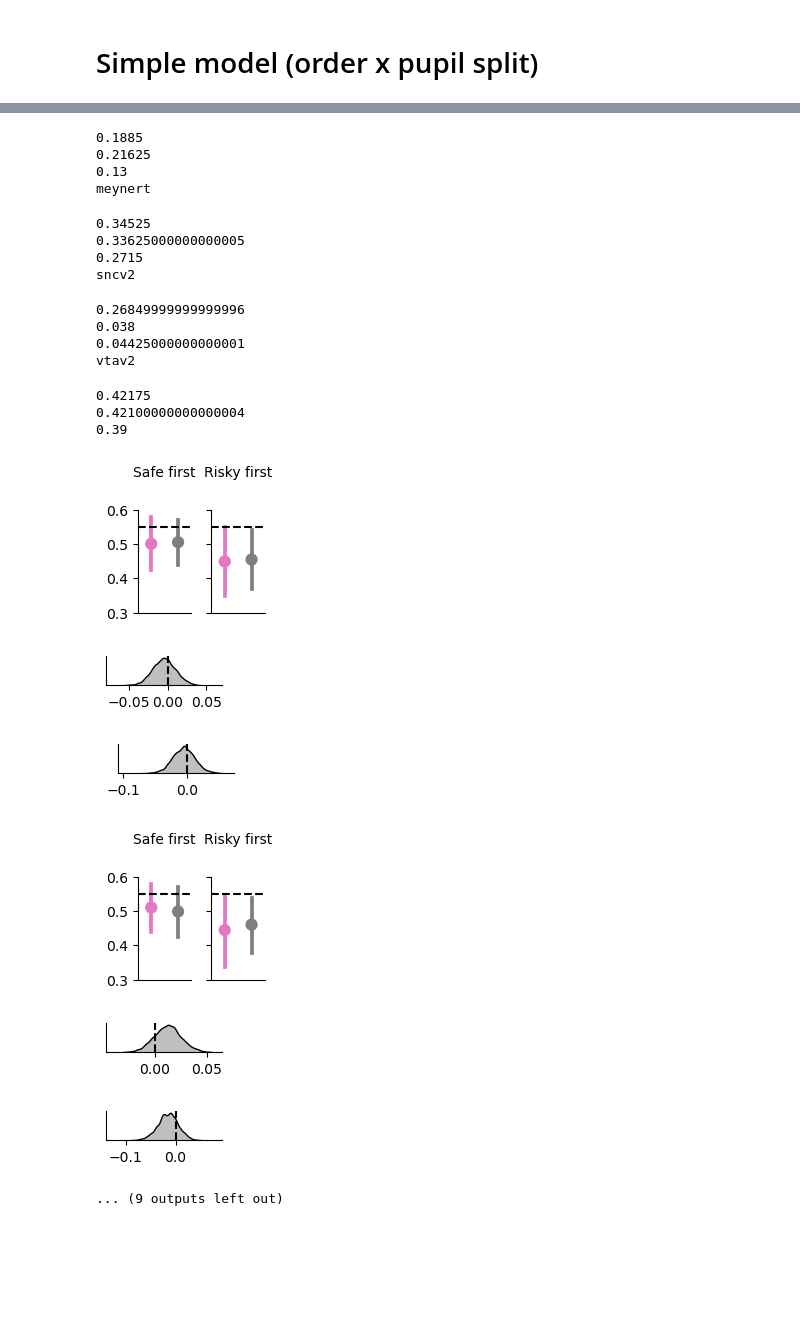
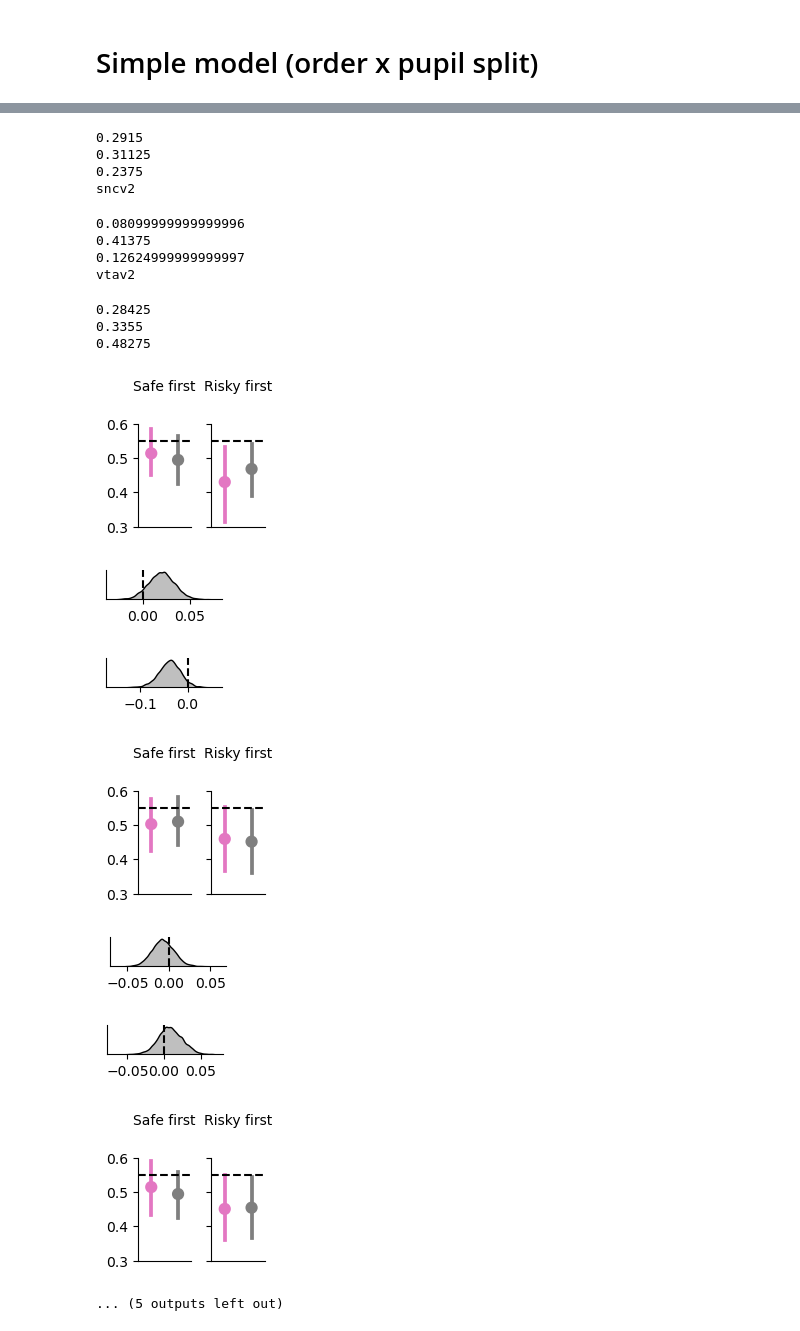
Before and after one commit to Gilles86/risk_experiment, a Jupyter notebook: risk_experiment/cogmodels/notebooks/analyze_subcortical_probit.ipynb, the cells around one changed output, grey strips where cells are left out. Saved outputs shown, nothing was run; the diff lists cells and outputs as text; code cells hidden in the pictures; blank space fills up the shorter version.

```diff
--- a/risk_experiment/cogmodels/notebooks/analyze_subcortical_probit.ipynb
+++ b/risk_experiment/cogmodels/notebooks/analyze_subcortical_probit.ipynb
@@ -25,0 +34,15 @@ def get_hdi(x):
+# %%
+rnps = []
+gammas = []
+
+for roi in rois:
+    df, model, idata = load('probit_subcortical_response1', '7t2', roi=roi)
+    intercept, gamma = extract_intercept_gamma(idata, model, df, group=True)
+    rnp = np.exp(intercept['intercept']/gamma['gamma']).stack([-2, -1]).to_frame('rnp')
+    rnp = rnp[(rnp['rnp'] > 0.0) & (rnp['rnp'] < 1.0)]
+    rnp.index = rnp.index.set_levels(rnp.index.levels[1].astype(int), level=1)
+
+    gamma = gamma.stack([-2, -1])
+
+    rnps.append(rnp)
+    gammas.append(gamma)
@@ -25,0 +56,3 @@ def get_hdi(x):
+# %%
+rnp = pd.concat(rnps, keys=rois, names=['roi'])
+gamma = pd.concat(gammas, keys=rois, names=['roi'])
@@ -26,13 +115,13 @@ def get_hdi(x):
 # %% [markdown]
 # Simple model (order x pupil split)
 # %%
-rois = ['dmidbrain', 'vtav2', 'sncv2', 'meynert', 'lc']
+rois = ['vtav2', 'sncv2', 'lc', 'meynert']
 # %%
 rnps = []
 gammas = []
 
 for roi in rois:
-    df, model, idata = load('probit_subcortical_response2', '7t2', roi=roi)
+    df, model, idata = load('probit_subcortical_response2.pca', '7t2', roi=roi)
     intercept, gamma = extract_intercept_gamma(idata, model, df, group=True)
     rnp = np.exp(intercept['intercept']/gamma['gamma']).stack([-2, -1]).to_frame('rnp')
     rnp = rnp[(rnp['rnp'] > 0.0) & (rnp['rnp'] < 1.0)]
@@ -54,7 +190,7 @@ for roi, r in rnp.groupby('roi'):
 
   print(roi)
   fac = sns.catplot(data=r.reset_index(), x='Subcortical response', y='rnp', col='Order', kind='point', palette=palette,
-                    #  order=['Low pupil dilation', 'High pupil dilation'],
+                     order=['Low activation', 'High activation'],
                     errorbar=get_hdi,
                     col_order=['Safe first', 'Risky first'],
                     aspect=.5, height=1.5*3.2*cm, legend=False)
@@ -118,25 +254,22 @@ lc
-0.1885
-0.21625
-0.13
-meynert
+0.2915
+0.31125
+0.2375
+sncv2
-0.34525
-0.33625000000000005
-0.2715
-sncv2
+0.08099999999999996
+0.41375
+0.12624999999999997
+vtav2
-0.26849999999999996
-0.038
-0.04425000000000001
-vtav2
+0.28425
+0.3355
+0.48275
-0.42175
-0.42100000000000004
-0.39
-[figure, old version]
+[figure, new version]
-[figure, old version]
+[figure, new version]
-[figure, old version]
+[figure, new version]
-[figure, old version]
+[figure, new version]
-[figure, old version]
+[figure, new version]
-[figure, old version]
+[figure, new version]
-... (9 outputs left out)
+[figure, added]
+... (5 outputs left out)
 # %%
 gamma['Order'] = gamma.index.get_level_values('risky_first').map({True:'Risky first', False:'Safe first'})
 gamma['Subcortical response'] = gamma.index.get_level_values('median_split_subcortical_response')#.map({True:'Large', False:'Small'})
```
Also changed, not shown: parts of 42 cells of this notebook, 27 other files.
